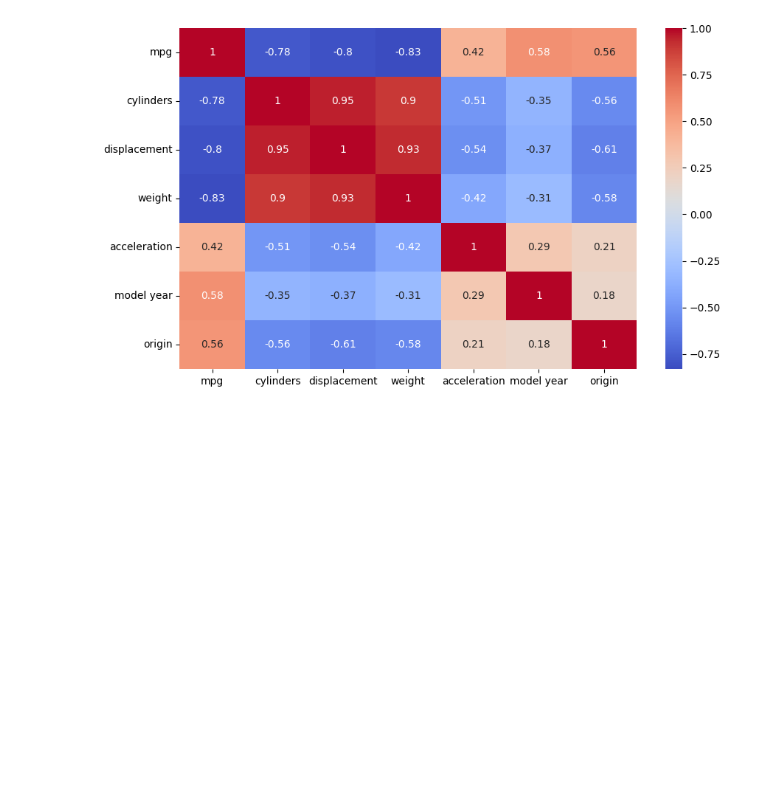
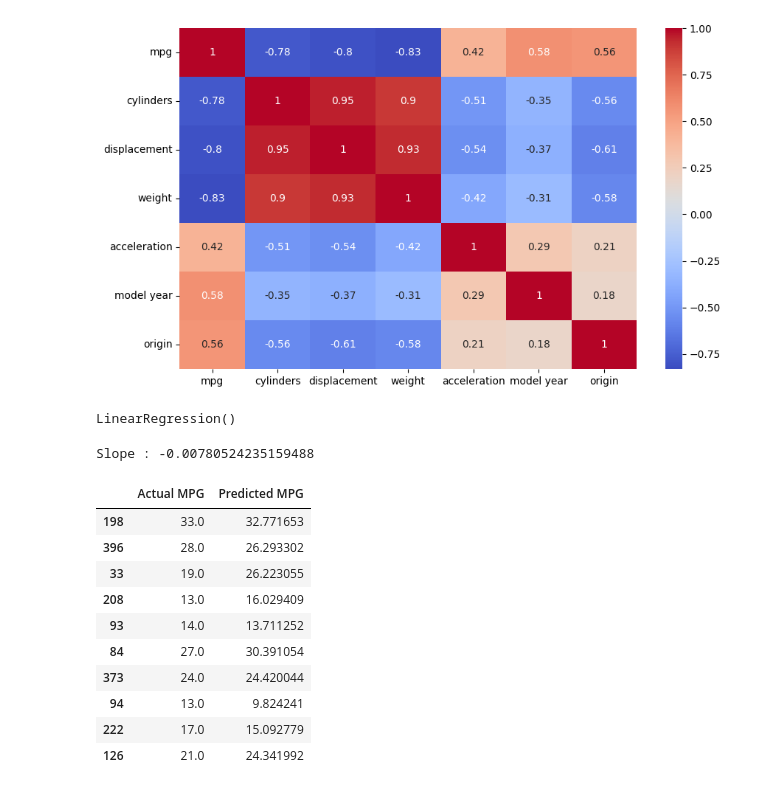
Before and after one commit to AbhishekShah272002/Machine-Learning-Study., a Jupyter notebook: Learning-Labs/Vehicle's_fuel_efficiency.ipynb, the cells around one changed output. Saved outputs shown, nothing was run; the diff lists cells and outputs as text; code cells hidden in the pictures; blank space fills up the shorter version.

```diff
--- a/Learning-Labs/Vehicle's_fuel_efficiency.ipynb
+++ b/Learning-Labs/Vehicle's_fuel_efficiency.ipynb
@@ -75,0 +89,12 @@ plt.show()
+# %%
+from sklearn.linear_model import LinearRegression
+
+model = LinearRegression()
+
+model.fit(X_train, y_train)
+# %% [output]
+LinearRegression()
+# %%
+print("Slope :", model.coef_[0])
+# %% [output]
+Slope : -0.00780524235159488
@@ -75,0 +103,19 @@ plt.show()
+# %%
+result = pd.DataFrame({
+    "Actual MPG": y_test,
+    "Predicted MPG": y_pred
+})
+
+result.head(10)
+# %% [output]
+|  | Actual MPG | Predicted MPG |
+| 198 | 33.0 | 32.771653 |
+| 396 | 28.0 | 26.293302 |
+| 33 | 19.0 | 26.223055 |
+| 208 | 13.0 | 16.029409 |
+| 93 | 14.0 | 13.711252 |
+| 84 | 27.0 | 30.391054 |
+| 373 | 24.0 | 24.420044 |
+| 94 | 13.0 | 9.824241 |
+| 222 | 17.0 | 15.092779 |
+| 126 | 21.0 | 24.341992 |
```
Also changed, not shown: parts of 5 cells of this notebook.
